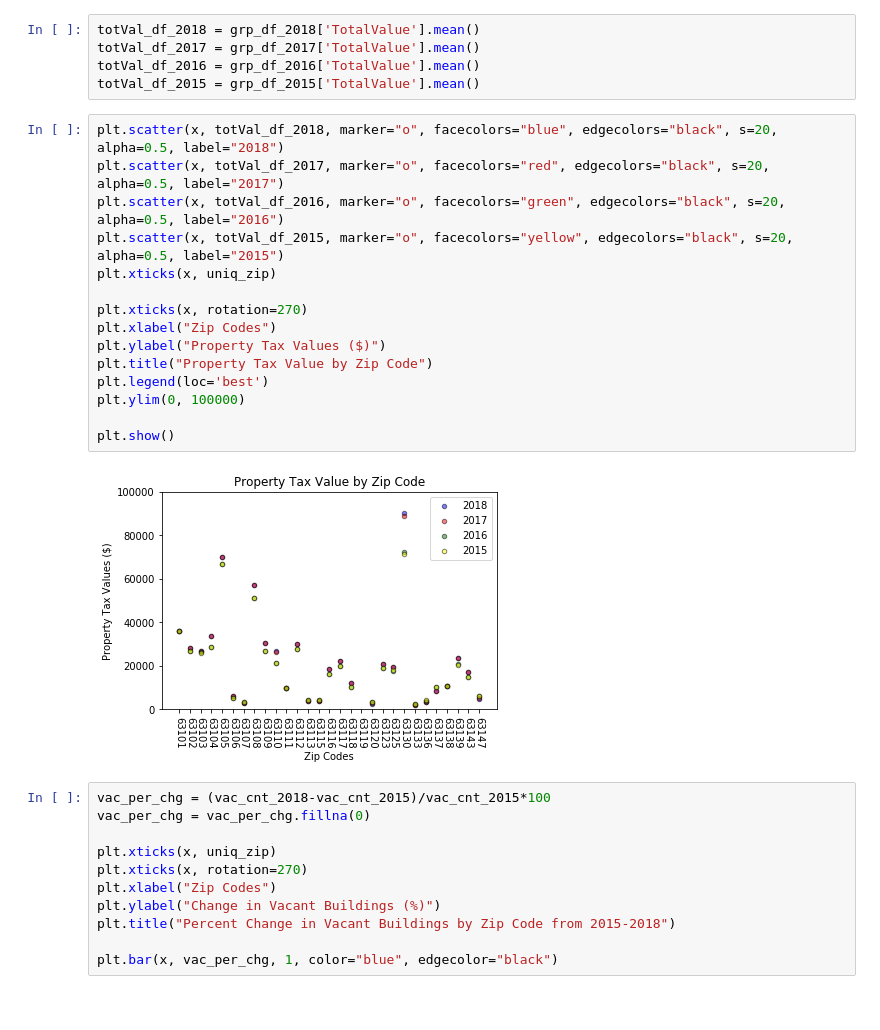
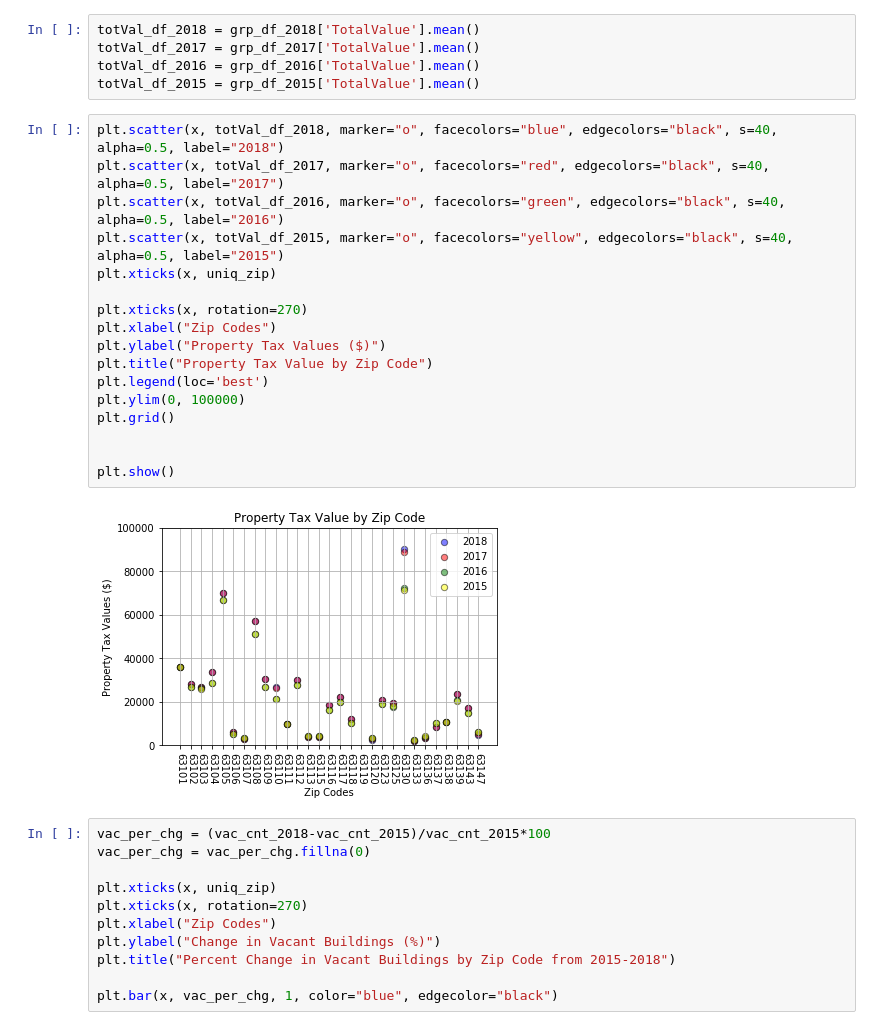
Before and after one commit to HLeek40/project_one, a Jupyter notebook: Final_Notebook.ipynb, the cells around one changed output. Cells and saved outputs as stored; diff of their text form.

```diff
--- a/Final_Notebook.ipynb
+++ b/Final_Notebook.ipynb
@@ -81,22 +82,24 @@ totVal_df_2017 = grp_df_2017['TotalValue'].mean()
 totVal_df_2016 = grp_df_2016['TotalValue'].mean()
 totVal_df_2015 = grp_df_2015['TotalValue'].mean()
 # %%
-plt.scatter(x, totVal_df_2018, marker="o", facecolors="blue", edgecolors="black", s=20, alpha=0.5, label="2018")
-plt.scatter(x, totVal_df_2017, marker="o", facecolors="red", edgecolors="black", s=20, alpha=0.5, label="2017")
-plt.scatter(x, totVal_df_2016, marker="o", facecolors="green", edgecolors="black", s=20, alpha=0.5, label="2016")
-plt.scatter(x, totVal_df_2015, marker="o", facecolors="yellow", edgecolors="black", s=20, alpha=0.5, label="2015")
+plt.scatter(x, totVal_df_2018, marker="o", facecolors="blue", edgecolors="black", s=40, alpha=0.5, label="2018")
+plt.scatter(x, totVal_df_2017, marker="o", facecolors="red", edgecolors="black", s=40, alpha=0.5, label="2017")
+plt.scatter(x, totVal_df_2016, marker="o", facecolors="green", edgecolors="black", s=40, alpha=0.5, label="2016")
+plt.scatter(x, totVal_df_2015, marker="o", facecolors="yellow", edgecolors="black", s=40, alpha=0.5, label="2015")
 plt.xticks(x, uniq_zip)
 
 plt.xticks(x, rotation=270)
 plt.xlabel("Zip Codes")
 plt.ylabel("Property Tax Values ($)")
 plt.title("Property Tax Value by Zip Code")
 plt.legend(loc='best')
 plt.ylim(0, 100000)
+plt.grid()
+
 
 plt.show()
 # %% [output]
-[figure, old version]
+[figure, new version]
 # %%
 vac_per_chg = (vac_cnt_2018-vac_cnt_2015)/vac_cnt_2015*100
 vac_per_chg = vac_per_chg.fillna(0)
```
Also changed, not shown: parts of 1 cell of this notebook, 2 other files.
